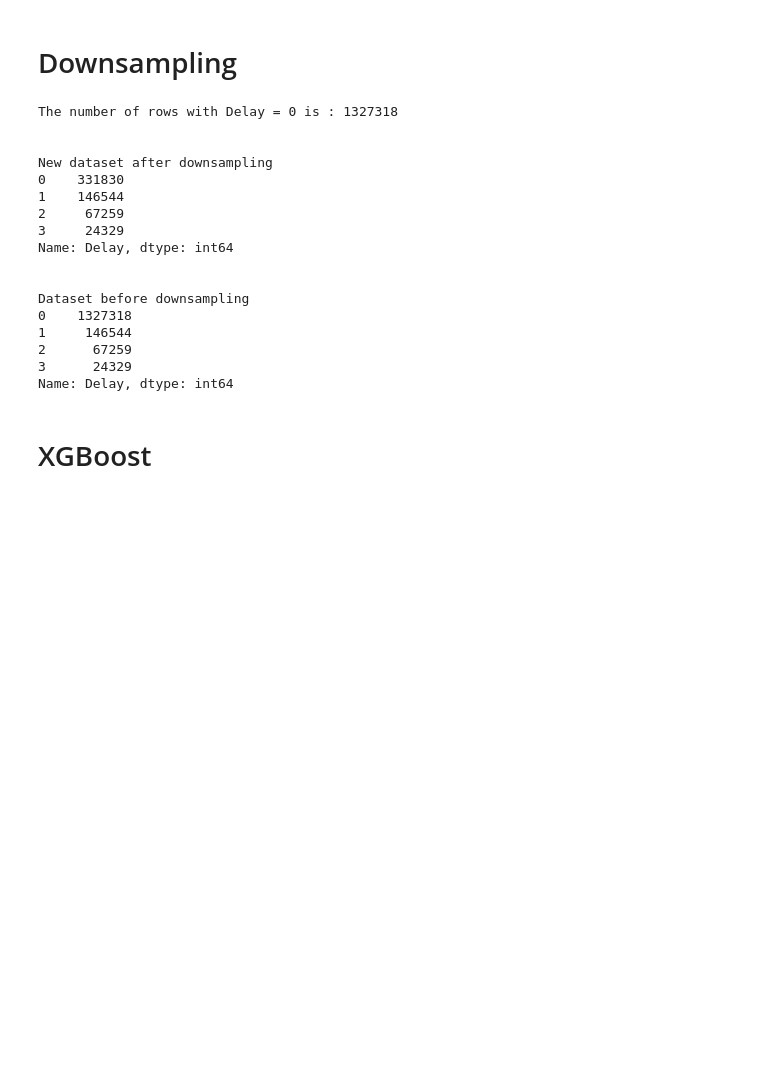
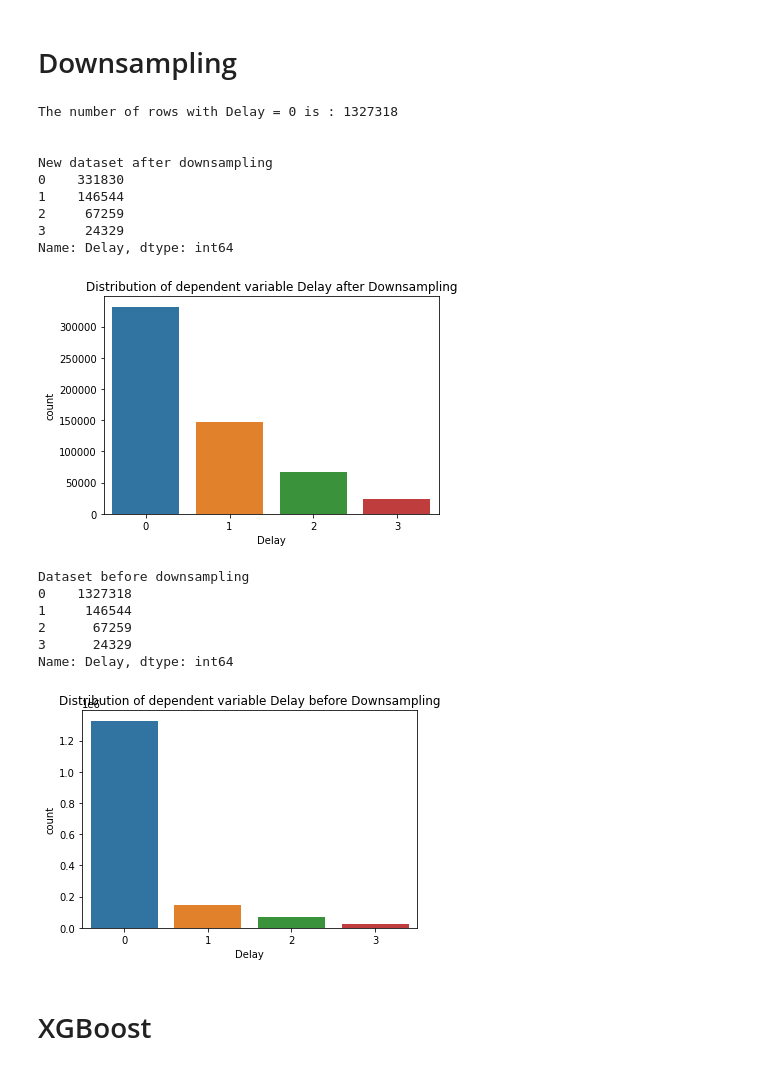
Before and after one commit to lumariaap15/secop-ds4a, a Jupyter notebook: models.ipynb, the cells around one changed output. Cells and saved outputs as stored; diff of their text form; code cells hidden in the pictures; blank space fills up the shorter version.

Commit message:
downsampling graphs

```diff
--- a/models.ipynb
+++ b/models.ipynb
@@ -64,41 +64,52 @@ memory usage: 165.7 MB
 # %%
 DelayZero_rows = len(df[df['Delay']==0])
 print('The number of rows with Delay = 0 is : ' + str(DelayZero_rows))
 
 # Rows to delete in downsampling
 rows_to_delete = int(0.75*DelayZero_rows)
 
 # Select all indices
 candidate_indices = df[df['Delay']==0].index
 
 # Randomly Select 35% of all indices
 candidate_indices = np.random.choice(candidate_indices, size = rows_to_delete, replace = False)
 df_DownSampling = df.drop(candidate_indices)
 
 print('\n')
 print('New dataset after downsampling')
 print(df_DownSampling.Delay.value_counts())
+
+#Bar plot of DownSampling dataset
+sns.countplot(df_DownSampling.Delay)
+plt.title('Distribution of dependent variable Delay after Downsampling')
+plt.show()
+
 print('\n')
 print('Dataset before downsampling')
 print(df.Delay.value_counts())
+
+#Bar plot of df.Delay.value_counts()
+sns.countplot(df.Delay)
+plt.title('Distribution of dependent variable Delay before Downsampling')
+plt.show()
 # %% [output]
 The number of rows with Delay = 0 is : 1327318
 
 
 New dataset after downsampling
 0    331830
 1    146544
 2     67259
 3     24329
 Name: Delay, dtype: int64
-
-
-Dataset before downsampling
-0    1327318
-1     146544
-2      67259
-3      24329
-Name: Delay, dtype: int64
+[figure, added]
+Dataset before downsampling
+0    1327318
+1     146544
+2      67259
+3      24329
+Name: Delay, dtype: int64
+[figure, added]
 # %% [markdown]
 # XGBoost
 # %%
```
